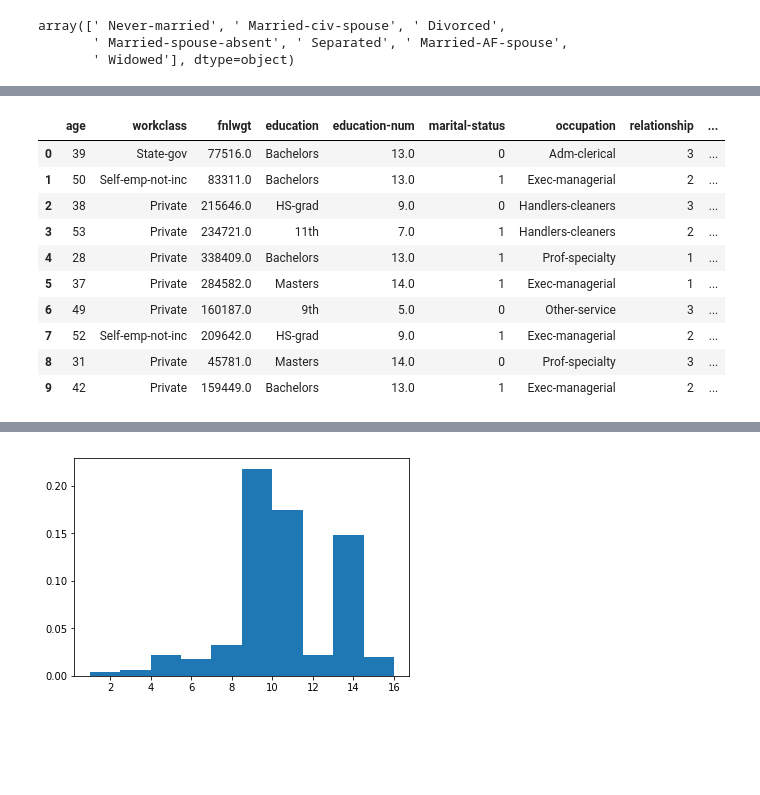
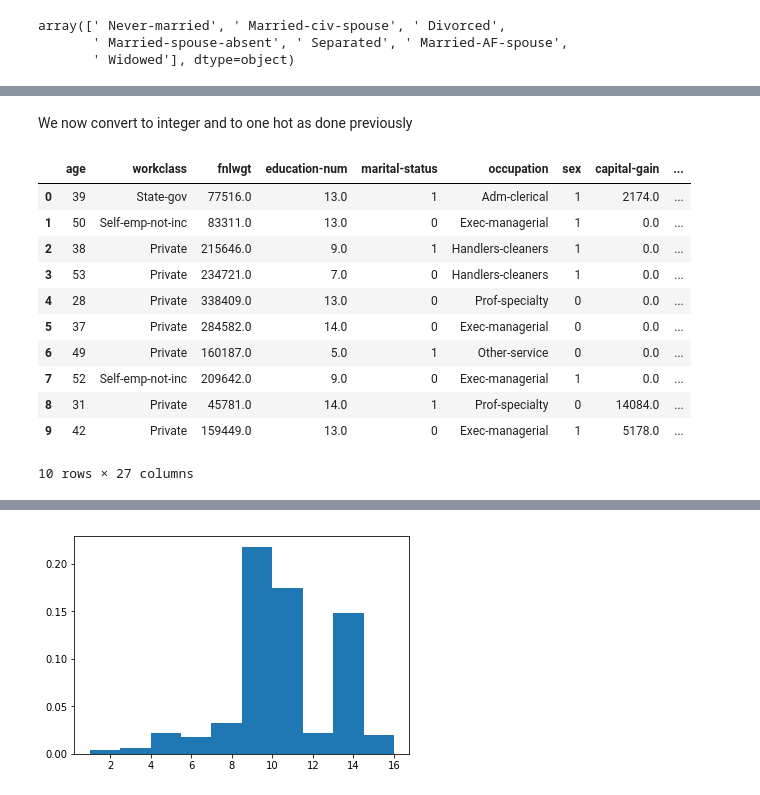
Before and after one commit to heyaudace/ml-bias-fairness, a Jupyter notebook: 2. Intro to bias.ipynb, the cells around one changed output, grey strips where cells are left out. Saved outputs shown, nothing was run; the diff lists cells and outputs as text; code cells hidden in the pictures; blank space fills up the shorter version.

```diff
--- a/2. Intro to bias.ipynb
+++ b/2. Intro to bias.ipynb
@@ -209,4 +217,5 @@ US_LABEL, NON_US_LABEL = (0, 1)
 # %%
+datav2['salary'] = datav2['salary'].map({'>50K':HIGH_SALARY_LABEL,'<=50K':LOW_SALARY_LABEL})
 datav2['native-country'] = datav2['native-country'].map({'US':US_LABEL,'Non-US':NON_US_LABEL}).astype(int)
 datav2['sex'] = datav2['sex'].map({' Male':MALE_LABEL,' Female':FEMALE_LABEL})
 datav2.head()
@@ -304,2 +248,4 @@ datav2[['marital-status','relationship','salary']].groupby(['relationship','mari
 # %%
-datav2['marital-status'] = datav2['marital-status'].map({'Couple':1,'Single':0})
+COUPLE_STATUS_LABEL, SINGLE_STATUS_LABEL = (0, 1)
+datav2['marital-status'] = datav2['marital-status'].map({'Couple':COUPLE_STATUS_LABEL,'Single':SINGLE_STATUS_LABEL})
+datav2.head()
@@ -346,0 +280,4 @@ datav2[['race','salary']].groupby('race').mean()
+# %%
+# Now convert relationship from integer to one-hot
+datav2 = pd.get_dummies(datav2, columns=['relationship'])
+datav2.head()
@@ -396,0 +310,4 @@ datav2[['workclass', 'salary']].groupby(['workclass']).mean()
+# %%
+# Convert from integer to one_hot
+datav2 = pd.get_dummies(datav2, columns=['race'])
+datav2.head()
@@ -444,17 +344,21 @@ datav2[['education','salary']].groupby(['education']).mean()
+# %% [markdown]
+We now convert to integer and to one hot as done previously
 # %%
 employment_map = {'govt':0,'private':1,'self_employed':2,'without_pay':3}
 
 datav2['employment_type'] = datav2['employment_type'].map(employment_map)
+datav2 = pd.get_dummies(datav2, columns=['employment_type'])
 datav2.head(10)
 # %% [output]
-|  | age | workclass | fnlwgt | education | education-num | marital-status | occupation | relationship | ... |
-| 0 | 39 | State-gov | 77516.0 | Bachelors | 13.0 | 0 | Adm-clerical | 3 | ... |
-| 1 | 50 | Self-emp-not-inc | 83311.0 | Bachelors | 13.0 | 1 | Exec-managerial | 2 | ... |
-| 2 | 38 | Private | 215646.0 | HS-grad | 9.0 | 0 | Handlers-cleaners | 3 | ... |
-| 3 | 53 | Private | 234721.0 | 11th | 7.0 | 1 | Handlers-cleaners | 2 | ... |
-| 4 | 28 | Private | 338409.0 | Bachelors | 13.0 | 1 | Prof-specialty | 1 | ... |
-| 5 | 37 | Private | 284582.0 | Masters | 14.0 | 1 | Exec-managerial | 1 | ... |
-| 6 | 49 | Private | 160187.0 | 9th | 5.0 | 0 | Other-service | 3 | ... |
-| 7 | 52 | Self-emp-not-inc | 209642.0 | HS-grad | 9.0 | 1 | Exec-managerial | 2 | ... |
-| 8 | 31 | Private | 45781.0 | Masters | 14.0 | 0 | Prof-specialty | 3 | ... |
-| 9 | 42 | Private | 159449.0 | Bachelors | 13.0 | 1 | Exec-managerial | 2 | ... |
+|  | age | workclass | fnlwgt | education-num | marital-status | occupation | sex | capital-gain | ... |
+| 0 | 39 | State-gov | 77516.0 | 13.0 | 1 | Adm-clerical | 1 | 2174.0 | ... |
+| 1 | 50 | Self-emp-not-inc | 83311.0 | 13.0 | 0 | Exec-managerial | 1 | 0.0 | ... |
+| 2 | 38 | Private | 215646.0 | 9.0 | 1 | Handlers-cleaners | 1 | 0.0 | ... |
+| 3 | 53 | Private | 234721.0 | 7.0 | 0 | Handlers-cleaners | 1 | 0.0 | ... |
+| 4 | 28 | Private | 338409.0 | 13.0 | 0 | Prof-specialty | 0 | 0.0 | ... |
+| 5 | 37 | Private | 284582.0 | 14.0 | 0 | Exec-managerial | 0 | 0.0 | ... |
+| 6 | 49 | Private | 160187.0 | 5.0 | 1 | Other-service | 0 | 0.0 | ... |
+| 7 | 52 | Self-emp-not-inc | 209642.0 | 9.0 | 0 | Exec-managerial | 1 | 0.0 | ... |
+| 8 | 31 | Private | 45781.0 | 14.0 | 1 | Prof-specialty | 0 | 14084.0 | ... |
+| 9 | 42 | Private | 159449.0 | 13.0 | 0 | Exec-managerial | 1 | 5178.0 | ... |
+10 rows × 27 columns
```
Also changed, not shown: parts of 112 cells of this notebook.
